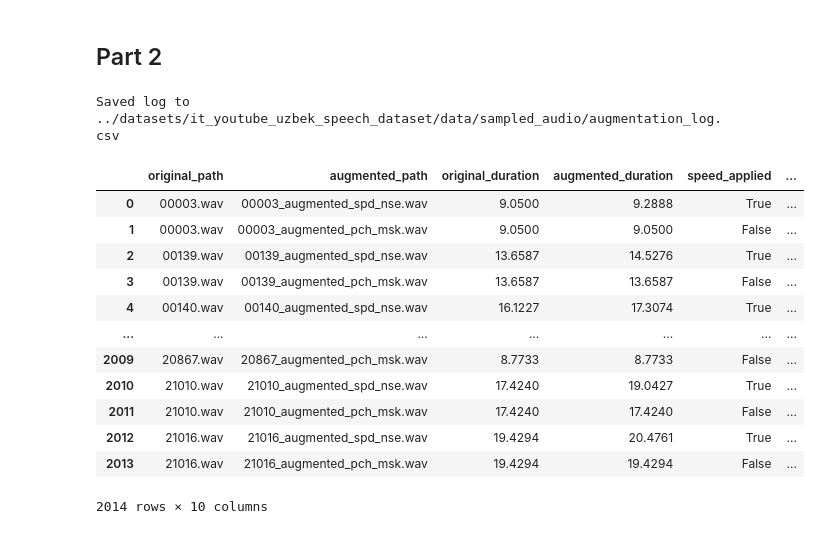
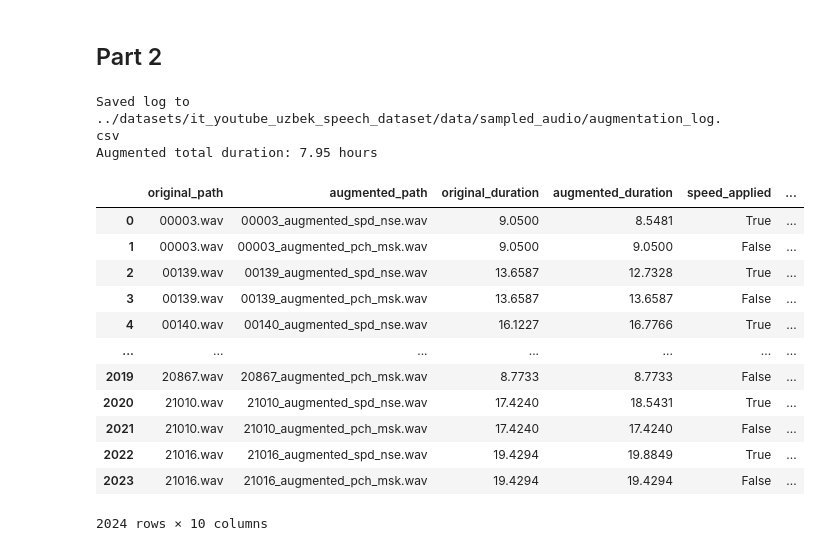
Before and after one commit to HaidarChaito/uzbek-automatic-speech-recognition, a Jupyter notebook: notebooks/5_it_dataset_preparation.ipynb, the cells around one changed output. Saved outputs shown, nothing was run; the diff lists cells and outputs as text; code cells hidden in the pictures.

```diff
--- a/notebooks/5_it_dataset_preparation.ipynb
+++ b/notebooks/5_it_dataset_preparation.ipynb
@@ -989,44 +769,47 @@ Name: duration, dtype: float64
 # %% [markdown]
 ## Part 2
 # %%
-from scripts.audio_augmentation import augment_dataset, AugmentationType
+from scripts.audio_augmentation import AugmentationType, augment_dataset
 
 sampled_df = pd.read_csv(SAMPLED_DATA_PATH, index_col="id")
-train_mask = sampled_df["type"] == "train"
-previous_sample_to_augment = sampled_df[train_mask]
+augmented_mask = (sampled_df["type"] == "train") & (sampled_df["wer"] <= 0.10)
+previous_sample_to_augment = sampled_df[augmented_mask]
 
 audio_paths = previous_sample_to_augment["path"].apply(
     lambda filename: os.path.join(SAMPLED_AUDIO_DIR, filename)).tolist()
 
 augmentation_types = [
     AugmentationType.SPEED | AugmentationType.NOISE,
     AugmentationType.PITCH | AugmentationType.TIME_MASK,
 ]
 
-augmentation_df = augment_dataset(
+augmentation_log_df = augment_dataset(
     audio_paths,
     SAMPLED_AUDIO_DIR,
     augmentation_types,
     noise_prob=0.7,
     time_mask_prob=0.7,
     min_speed_rate=0.9,
     max_speed_rate=1.1
 )
-augmentation_df.to_csv(os.path.join(DATASET_DIR, "augmentation_log.csv"), index_label="id")
-augmentation_df
+
+print(f"Augmented total duration: {augmentation_log_df["augmented_duration"].sum() / 3600:.2f} hours")
+augmentation_log_df.to_csv(os.path.join(DATASET_DIR, "augmentation_log.csv"), index_label="id")
+augmentation_log_df
 # %% [output]
 Saved log to ../datasets/it_youtube_uzbek_speech_dataset/data/sampled_audio/augmentation_log.csv
+Augmented total duration: 7.95 hours
 |  | original_path | augmented_path | original_duration | augmented_duration | speed_applied | ... |
-| 0 | 00003.wav | 00003_augmented_spd_nse.wav | 9.0500 | 9.2888 | True | ... |
+| 0 | 00003.wav | 00003_augmented_spd_nse.wav | 9.0500 | 8.5481 | True | ... |
 | 1 | 00003.wav | 00003_augmented_pch_msk.wav | 9.0500 | 9.0500 | False | ... |
-| 2 | 00139.wav | 00139_augmented_spd_nse.wav | 13.6587 | 14.5276 | True | ... |
+| 2 | 00139.wav | 00139_augmented_spd_nse.wav | 13.6587 | 12.7328 | True | ... |
 | 3 | 00139.wav | 00139_augmented_pch_msk.wav | 13.6587 | 13.6587 | False | ... |
-| 4 | 00140.wav | 00140_augmented_spd_nse.wav | 16.1227 | 17.3074 | True | ... |
+| 4 | 00140.wav | 00140_augmented_spd_nse.wav | 16.1227 | 16.7766 | True | ... |
 | ... | ... | ... | ... | ... | ... | ... |
-| 2009 | 20867.wav | 20867_augmented_pch_msk.wav | 8.7733 | 8.7733 | False | ... |
-| 2010 | 21010.wav | 21010_augmented_spd_nse.wav | 17.4240 | 19.0427 | True | ... |
-| 2011 | 21010.wav | 21010_augmented_pch_msk.wav | 17.4240 | 17.4240 | False | ... |
-| 2012 | 21016.wav | 21016_augmented_spd_nse.wav | 19.4294 | 20.4761 | True | ... |
-| 2013 | 21016.wav | 21016_augmented_pch_msk.wav | 19.4294 | 19.4294 | False | ... |
+| 2019 | 20867.wav | 20867_augmented_pch_msk.wav | 8.7733 | 8.7733 | False | ... |
+| 2020 | 21010.wav | 21010_augmented_spd_nse.wav | 17.4240 | 18.5431 | True | ... |
+| 2021 | 21010.wav | 21010_augmented_pch_msk.wav | 17.4240 | 17.4240 | False | ... |
+| 2022 | 21016.wav | 21016_augmented_spd_nse.wav | 19.4294 | 19.8849 | True | ... |
+| 2023 | 21016.wav | 21016_augmented_pch_msk.wav | 19.4294 | 19.4294 | False | ... |
-2014 rows × 10 columns
+2024 rows × 10 columns
 # %%
```
Also changed, not shown: parts of 30 cells of this notebook, 4 other files.
